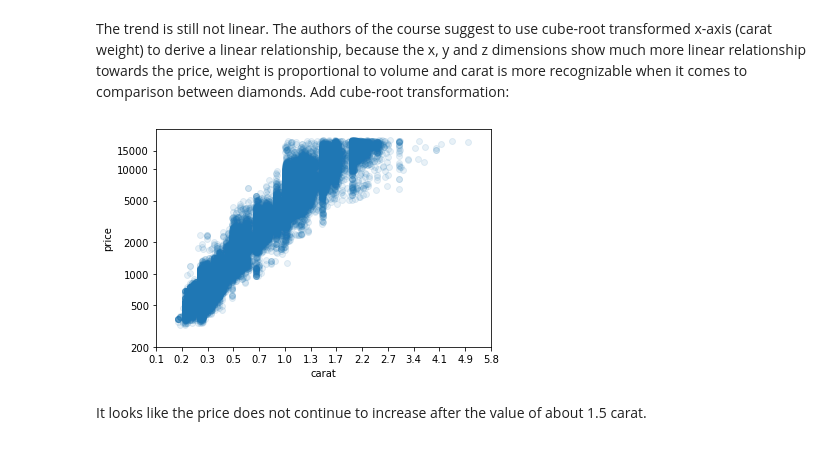
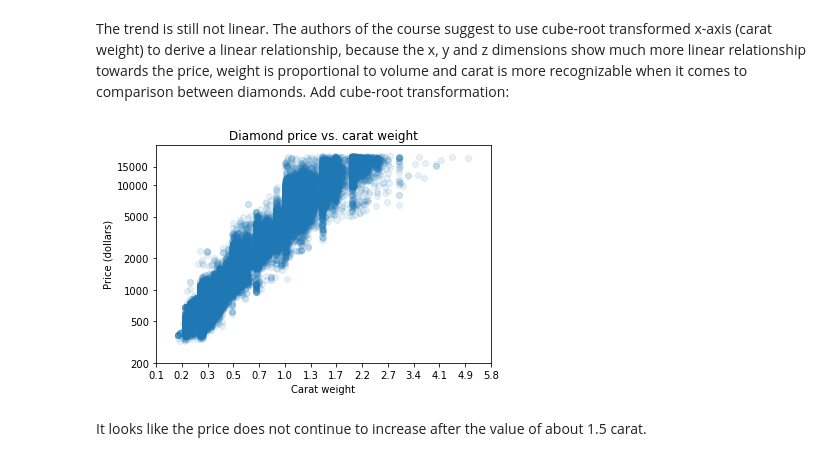
Before and after one commit to mcambalova/data-vis-case-study-diamonds, a Jupyter notebook: data-visualization-diamonds.ipynb, the cells around one changed output. Saved outputs shown, nothing was run; the diff lists cells and outputs as text; code cells hidden in the pictures.

```diff
--- a/data-visualization-diamonds.ipynb
+++ b/data-visualization-diamonds.ipynb
@@ -360,13 +366,16 @@ def cube_root_trans(x, inverse = False):
 # %%
 # create scatter plot of log transformed price vs. cube-root transformed carat weight
 sb.regplot(diamonds['carat'].apply(cube_root_trans), diamonds['price'].apply(log_trans),
            fit_reg=False, scatter_kws = {'alpha': 1/10})
 tick_locs_y = [200, 500, 1000, 2000, 5000, 10000, 15000]
 plt.yticks(log_trans(tick_locs_y), tick_locs_y)
 tick_locs_x = np.arange(0.5, cube_root_trans(diamonds['carat'].max())+0.1, 0.1)
-plt.xticks(tick_locs_x, cube_root_trans(tick_locs_x, inverse = True).round(1));
+plt.xticks(tick_locs_x, cube_root_trans(tick_locs_x, inverse = True).round(1))
+plt.title('Diamond price vs. carat weight')
+plt.xlabel('Carat weight')
+plt.ylabel('Price (dollars)');
 # %% [output]
-[figure, old version]
+[figure, new version]
 # %% [markdown]
 It looks like the price does not continue to increase after the value of about 1.5 carat.
 # %% [markdown]
```
Also changed, not shown: parts of 8 cells of this notebook.
